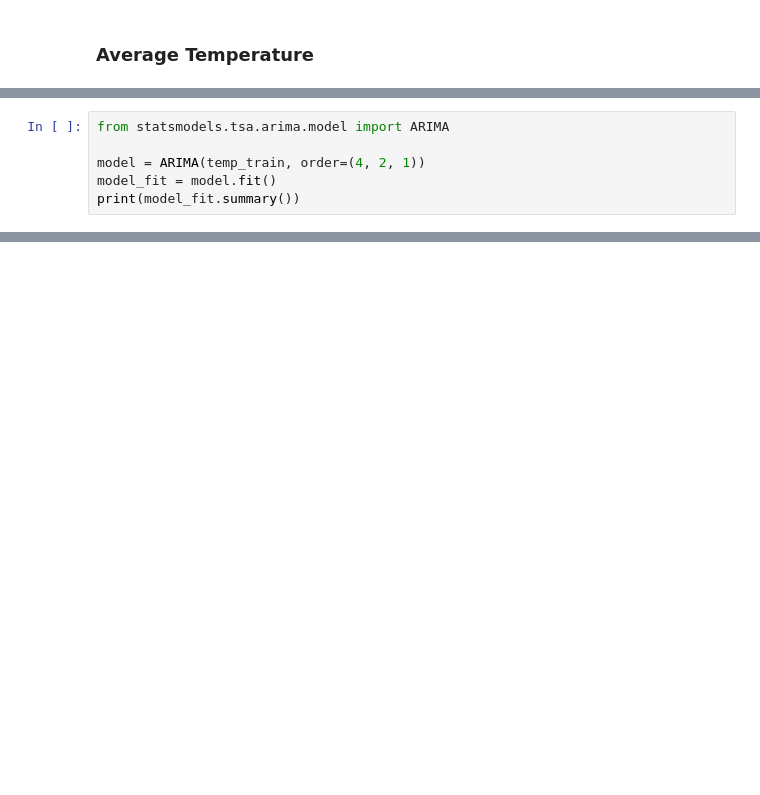
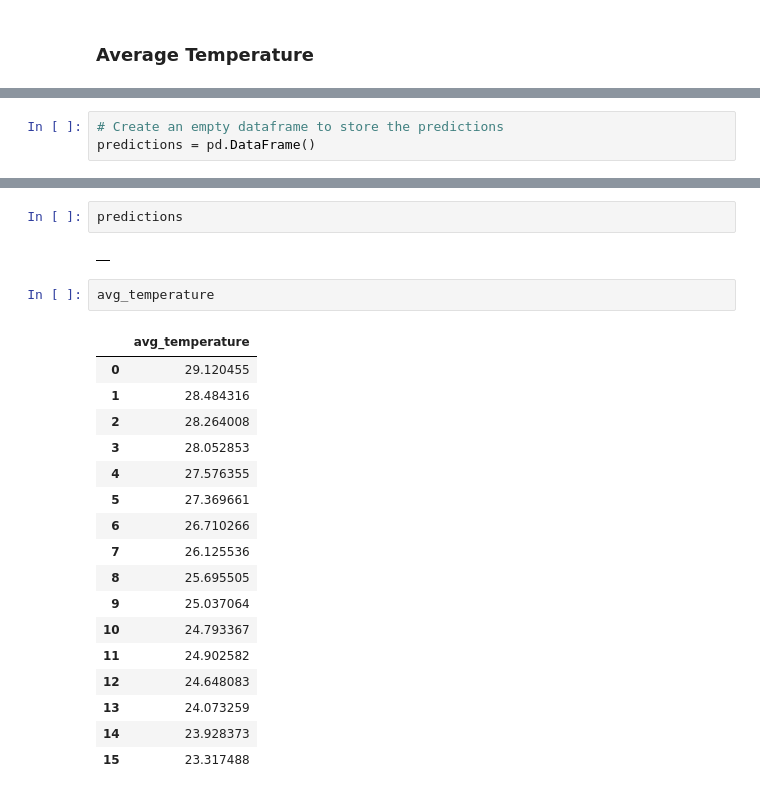
Before and after one commit to OptiMinders-IntelliHack5/Intellihack_OptiMinders_Task1, a Jupyter notebook: task_1.ipynb, the cells around one changed output, grey strips where cells are left out. Drawn from its saved outputs; the diff is of its cells as text; blank space fills up the shorter version.

```diff
--- a/task_1.ipynb
+++ b/task_1.ipynb
@@ -254,6 +421,0 @@ temp_train
-# %%
-from statsmodels.tsa.arima.model import ARIMA
-
-model = ARIMA(temp_train, order=(4, 2, 1))
-model_fit = model.fit()
-print(model_fit.summary())
@@ -267,0 +422,3 @@ temp_test.plot(legend=True)
+# %%
+# Create an empty dataframe to store the predictions
+predictions = pd.DataFrame()
@@ -267,0 +518,24 @@ temp_test.plot(legend=True)
+# %%
+predictions
+# %% [output]
+|  |
+# %%
+avg_temperature
+# %% [output]
+|  | avg_temperature |
+| 0 | 29.120455 |
+| 1 | 28.484316 |
+| 2 | 28.264008 |
+| 3 | 28.052853 |
+| 4 | 27.576355 |
+| 5 | 27.369661 |
+| 6 | 26.710266 |
+| 7 | 26.125536 |
+| 8 | 25.695505 |
+| 9 | 25.037064 |
+| 10 | 24.793367 |
+| 11 | 24.902582 |
+| 12 | 24.648083 |
+| 13 | 24.073259 |
+| 14 | 23.928373 |
+| 15 | 23.317488 |
```
Also changed, not shown: parts of 49 cells of this notebook.
